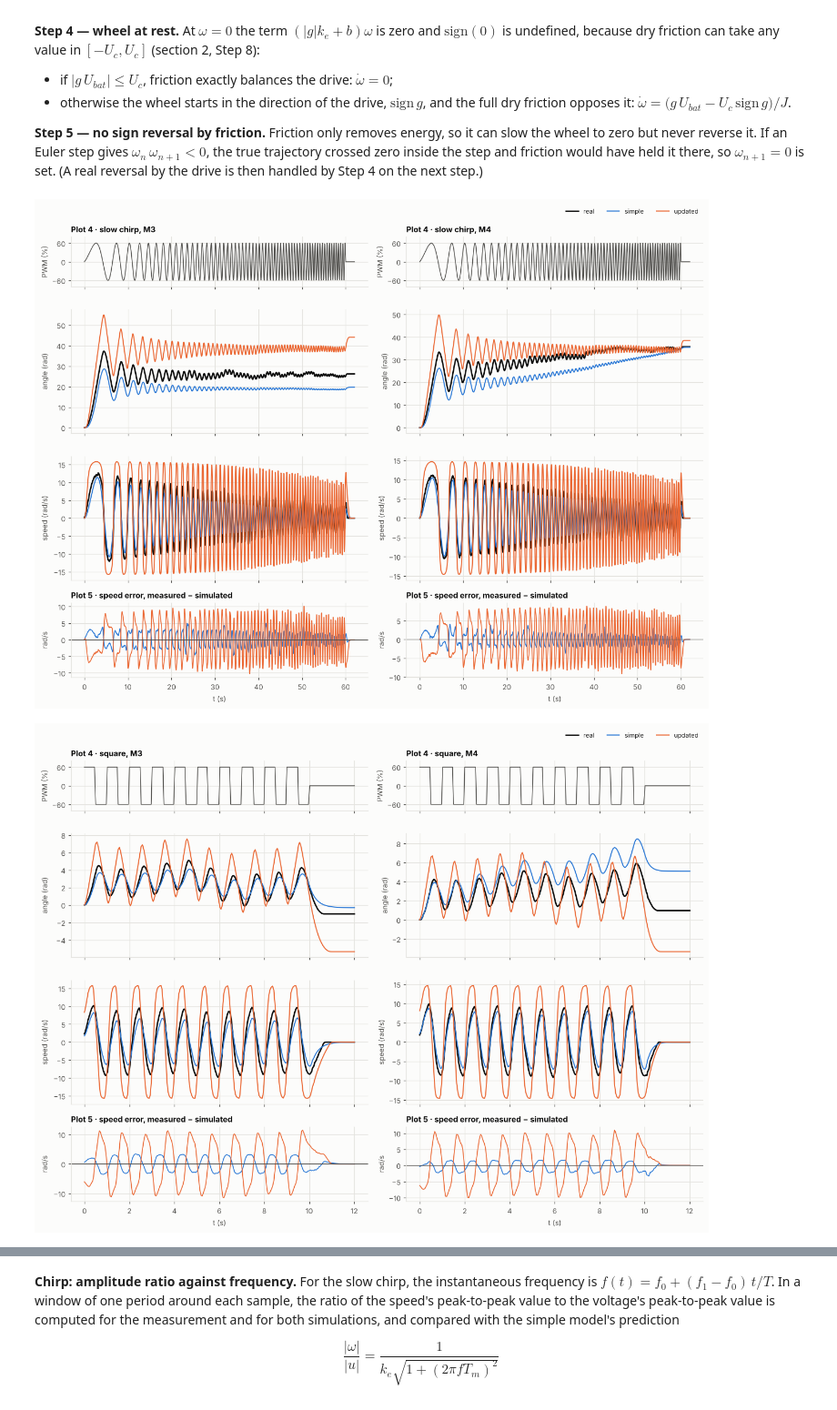
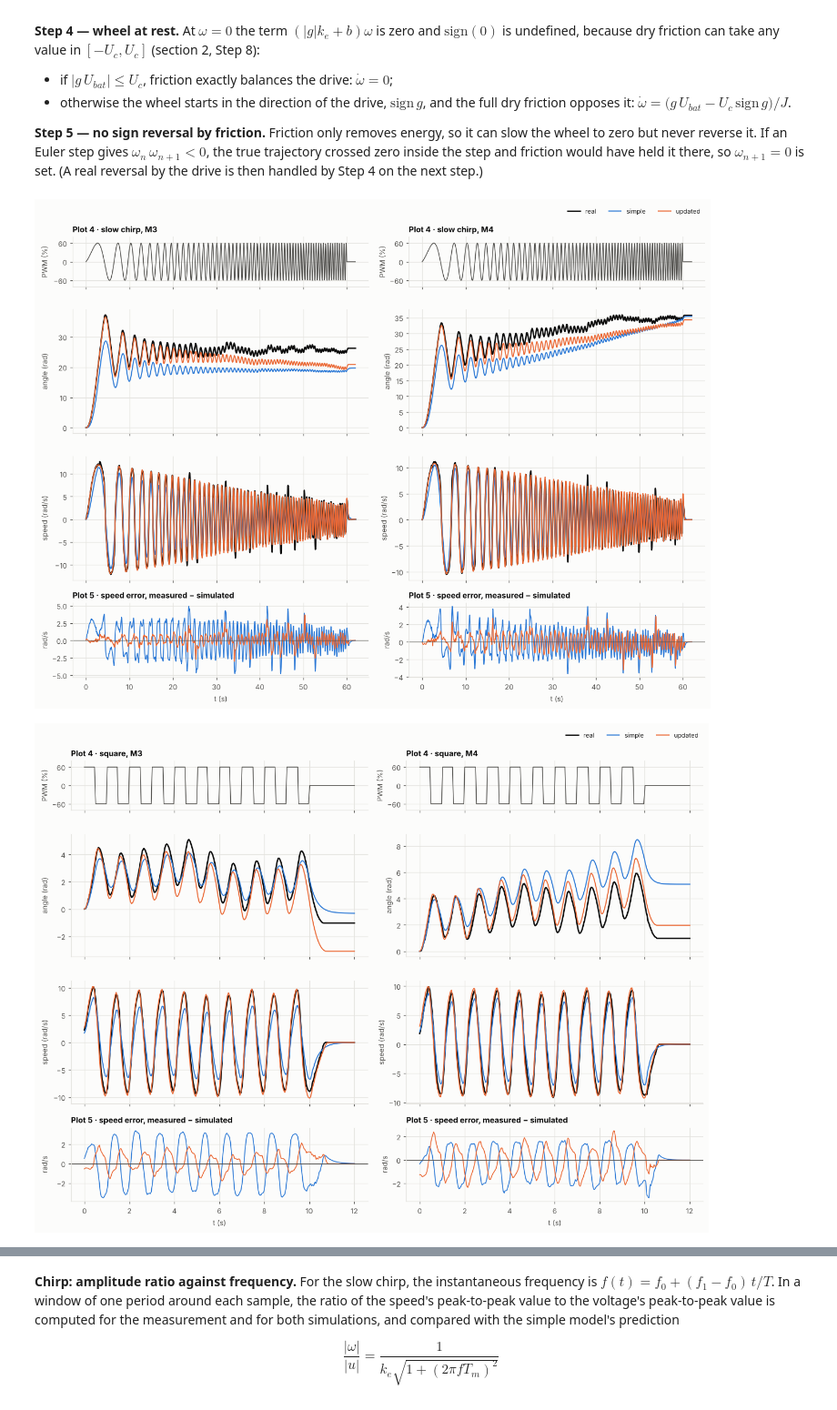
Before and after one commit to charosmuxammadiyeva/Robotics_fall, a Jupyter notebook: Assignment_1/bonus/robotics_lab5_70_bonus.ipynb, the cells around one changed output, grey strips where cells are left out. Shown at 91% size. Drawn from its saved outputs; the diff is of its cells as text; code cells hidden in the pictures.

```diff
--- a/Assignment_1/bonus/robotics_lab5_70_bonus.ipynb
+++ b/Assignment_1/bonus/robotics_lab5_70_bonus.ipynb
@@ -551,5 +584,5 @@ $$\omega_{100}\,K = U_{bat} - a_c\tau_{100}\,K
 # %%
-params = {}
+params, gmap = {}, {}
 for m in MOTORS:
     d = steps[steps.motor == m]
     s100 = d[d.pwm.abs() == 100]
@@ -559,12 +592,27 @@ for m in MOTORS:
     J = tau100 * K
     b = J / f['tau_c']
     params[m] = dict(J=J, k_e=K - b, b=b, U_c=f['a_c'] * J, T_m=J / (K - b), tau100=tau100, w100=w100)
+    moving = d[d.w_ss.abs() > 0.5].sort_values('pwm')
+    p = params[m]
+    g = np.sign(moving.w_ss) * (p['b'] * moving.w_ss.abs() + p['U_c']) / (U_BATTERY - p['k_e'] * moving.w_ss.abs())
+    g = np.where(moving.pwm.abs() == 100, np.sign(moving.pwm), g)     # at ±100 % the switch is always on: g = ±1
+    order = np.argsort(np.r_[moving.pwm, 0])
+    gmap[m] = (np.r_[moving.pwm, 0][order], np.r_[g, 0][order])
+
 print(pd.DataFrame({m: {
     'τ100, step at ±100 %, s': p['tau100'], 'ω100, no-load speed at 100 %, rad/s': p['w100'],
     'τc, coast time constant, s': friction[m]['tau_c'], 'ac, coast deceleration, rad/s²': friction[m]['a_c'],
     'k_e, back-EMF constant, V·s/rad': p['k_e'], 'b, viscous friction, V·s/rad': p['b'],
     'U_c, Coulomb friction, V': p['U_c'], 'U_c in % PWM': 100 * p['U_c'] / U_BATTERY,
     'J, inertia, V·s²/rad': p['J'], 'T_m = J/k_e, s': p['T_m']} for m, p in params.items()}).round(4).to_string())
+
+fig, ax = plt.subplots(figsize=(7, 4.2))
+ax.plot([-100, 100], [-1, 1], color=GREY, lw=1.2, label='ideal driver: g = PWM/100')
+for m, mk, color in zip(MOTORS, ('o-', 's-'), (BLUE, ORANGE)):
+    ax.plot(*gmap[m], mk, color=color, ms=3.5, lw=1.2, label=m)
+ax.axhline(0, color=INK2, lw=0.8); ax.axvline(0, color=INK2, lw=0.8)
+ax.set(title='Effective switch-on fraction g of the TRIK driver', xlabel='PWM (%)', ylabel='g')
+ax.legend(loc='upper left'); plt.tight_layout(); plt.show()
 # %% [output]
                                           M3       M4
 τ100, step at ±100 %, s               0.0338   0.0308
@@ -647,9 +696,9 @@ def accel_simple(m):
     return f
 
 def accel_updated(m):
-    p = params[m]
+    p, (gp, gg) = params[m], gmap[m]
     def f(w, pwm):
-        g = pwm / 100                                   # ideal driver
+        g = np.interp(pwm, gp, gg)
         if w == 0:
             return 0.0 if abs(g * U_BATTERY) <= p['U_c'] else (g * U_BATTERY - np.sign(g) * p['U_c']) / p['J']
         return (g * U_BATTERY - (abs(g) * p['k_e'] + p['b']) * w - np.sign(w) * p['U_c']) / p['J']
@@ -657,32 +706,32 @@ def accel_updated(m):
 
 results, sims = [], {}
 for s, (name, dur) in SIGNALS.items():
     fig, ax = plt.subplots(4, 2, figsize=(12, 9), sharex=True, gridspec_kw={'height_ratios': [0.8, 2, 2, 1.2]})
     for i, m in enumerate(MOTORS):
         r = runs[(s, m)]
         w = speed(r['t'], r['theta'])
         sims[(s, m)] = {'simple': simulate(r['t'], r['pwm'], accel_simple(m)),
                         'updated': simulate(r['t'], r['pwm'], accel_updated(m))}
         ax[0, i].plot(r['t'], r['pwm'], color=INK2, lw=1)
         ax[1, i].plot(r['t'], r['theta'], color=C_REAL, lw=1.8, label='real')
         ax[2, i].plot(r['t'], w, color=C_REAL, lw=1.8, label='real')
         for model, color in (('simple', C_SIMPLE), ('updated', C_UPDATED)):
             w_sim = speed(r['t'], sims[(s, m)][model])
             ax[1, i].plot(r['t'], sims[(s, m)][model], color=color, lw=1.3, label=model)
             ax[2, i].plot(r['t'], w_sim, color=color, lw=1.3, label=model)
             ax[3, i].plot(r['t'], w - w_sim, color=color, lw=1.1, label=model)
             results.append(dict(signal=name, motor=m, model=model,
                                 speed_fit=fit_pct(w, w_sim), speed_RMSE=np.sqrt(np.mean((w - w_sim) ** 2)),
                                 angle_fit=fit_pct(r['theta'], sims[(s, m)][model]),
                                 angle_RMSE=np.sqrt(np.mean((r['theta'] - sims[(s, m)][model]) ** 2))))
         ax[0, i].set(title=f'Plot 4 · {name}, {m}', ylabel='PWM (%)', ylim=(-80, 80), yticks=[-60, 0, 60])
         ax[1, i].set(ylabel='angle (rad)')
         ax[2, i].set(ylabel='speed (rad/s)')
         ax[3, i].set(title='Plot 5 · speed error, measured − simulated', xlabel='t (s)', ylabel='rad/s')
         ax[3, i].axhline(0, color=INK2, lw=0.8)
     fig.legend(*ax[1, 0].get_legend_handles_labels(), loc='upper right', ncol=3, bbox_to_anchor=(0.99, 1.0))
     fig.align_ylabels(ax[:, 0])
     plt.tight_layout(rect=(0, 0, 1, 0.97)); plt.show()
 # %% [output]
-[figure, old version]
+[figure, new version]
-[figure, old version]
+[figure, new version]
```
Also changed, not shown: parts of 11 cells of this notebook.
